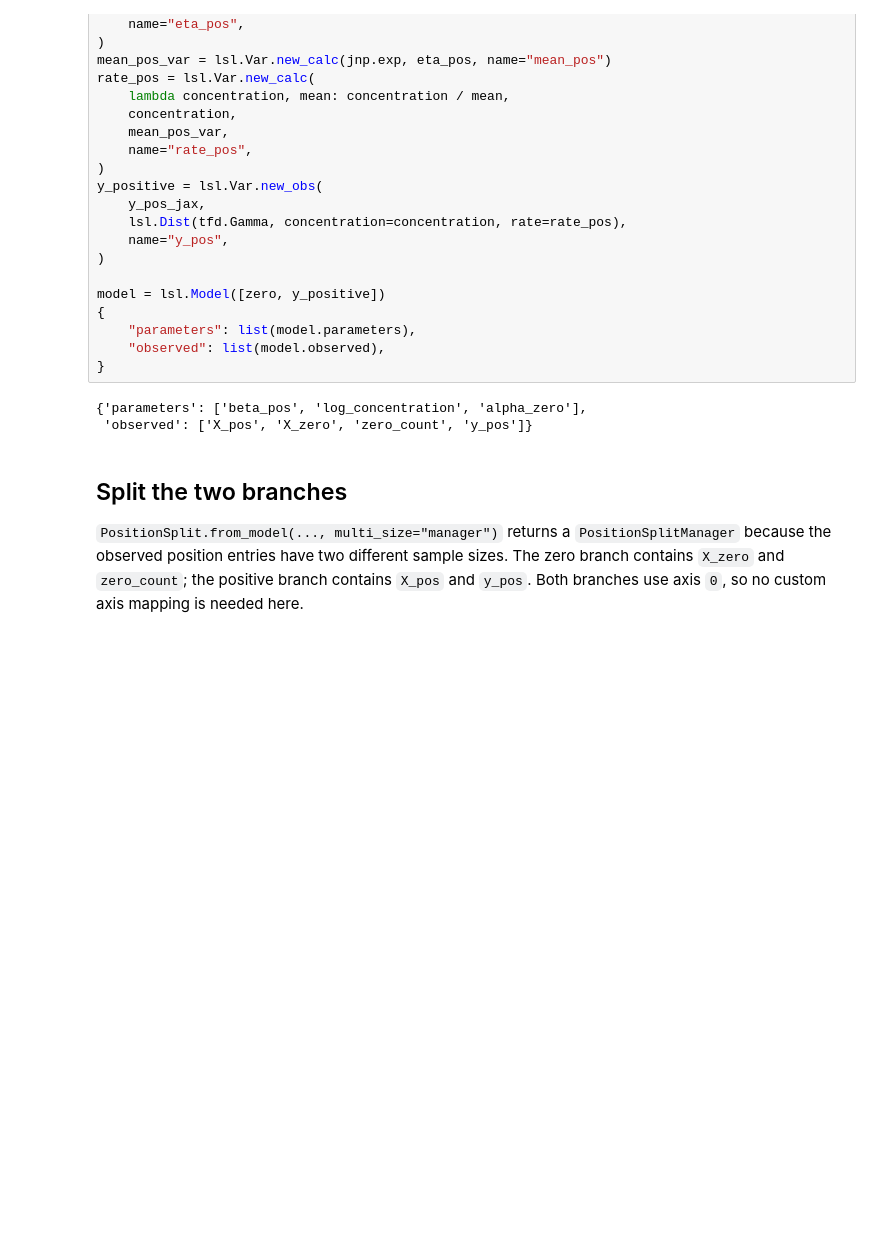
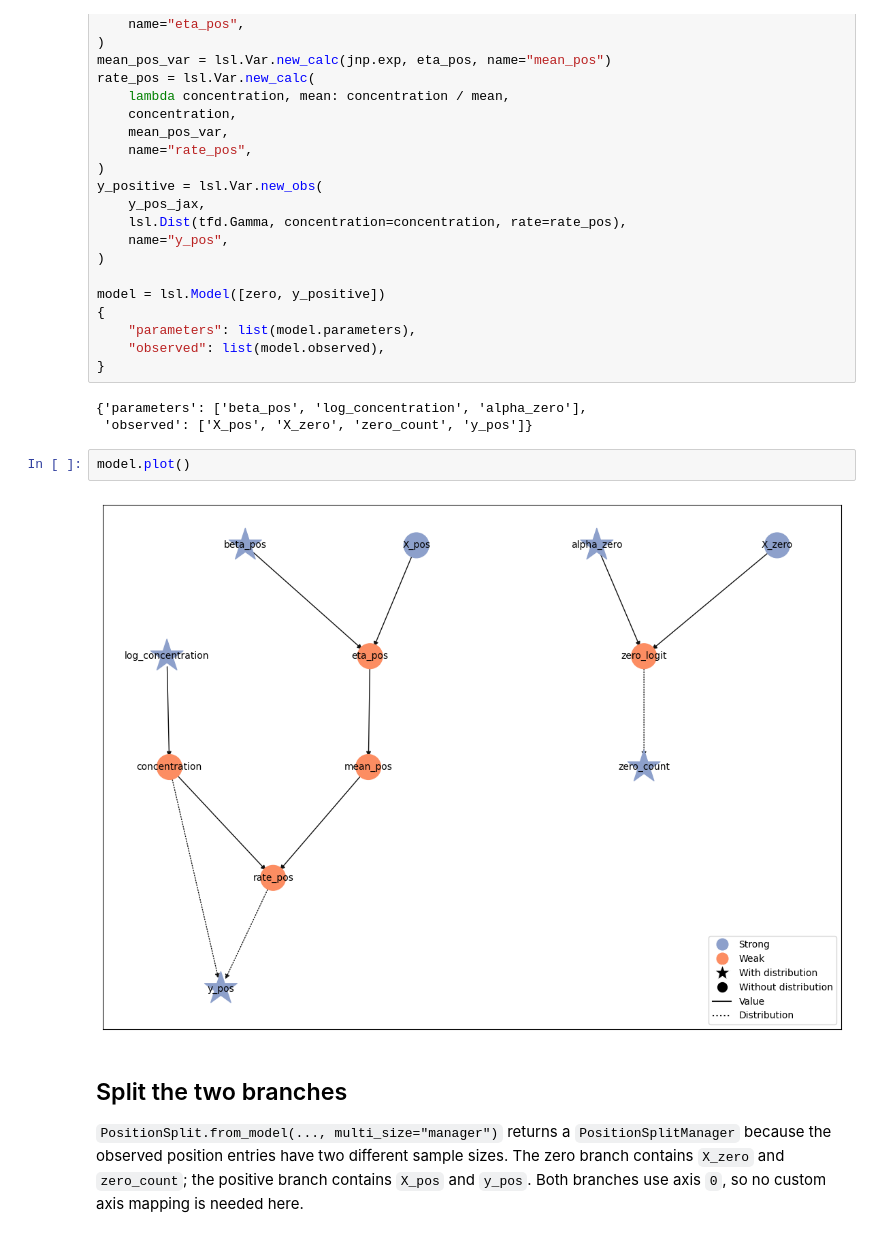
Before and after one commit to liesel-devs/liesel, a Jupyter notebook: docs/source/tutorials/notebooks/10-liesel-optim-advanced.ipynb, the cells around one changed output. Saved outputs shown, nothing was run; the diff lists cells and outputs as text; blank space fills up the shorter version.

```diff
--- a/docs/source/tutorials/notebooks/10-liesel-optim-advanced.ipynb
+++ b/docs/source/tutorials/notebooks/10-liesel-optim-advanced.ipynb
@@ -157,6 +157,10 @@ model = lsl.Model([zero, y_positive])
 # %% [output]
 {'parameters': ['beta_pos', 'log_concentration', 'alpha_zero'],
  'observed': ['X_pos', 'X_zero', 'zero_count', 'y_pos']}
+# %%
+model.plot()
+# %% [output]
+[figure, added]
 # %% [markdown]
 ## Split the two branches
 
```
Also changed, not shown: parts of 5 cells of this notebook.
